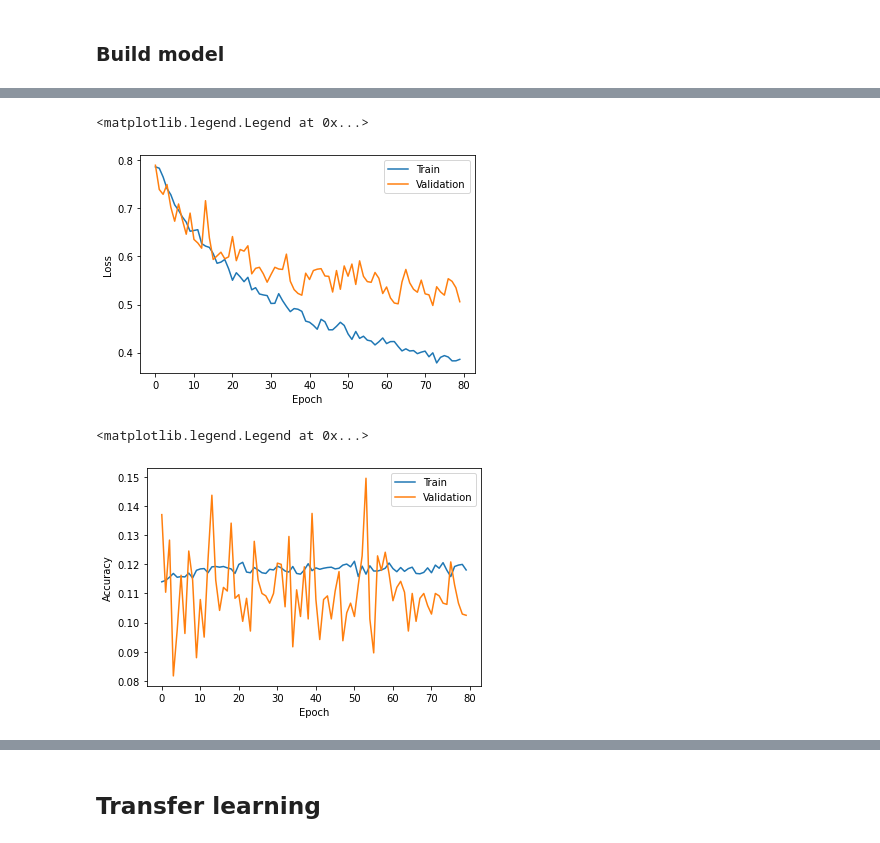
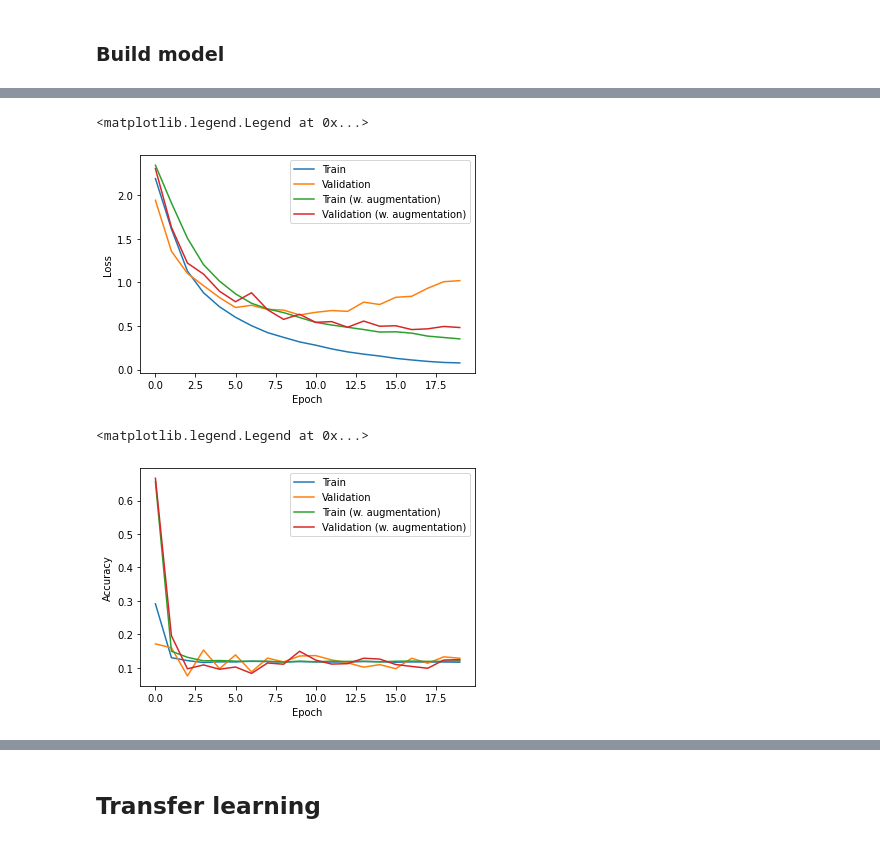
Before and after one commit to steffenrask/AML, a Jupyter notebook: Q2 - CNN.ipynb, the cells around one changed output, grey strips where cells are left out. Drawn from its saved outputs; the diff is of its cells as text; code cells hidden in the pictures.

```diff
--- a/Q2 - CNN.ipynb
+++ b/Q2 - CNN.ipynb
@@ -925,20 +913,16 @@ _________________________________________________________________
 INFO:tensorflow:Assets written to: modelY/assets
 # %%
 # Fit the model
-
-early_stop = EarlyStopping(monitor = 'val_accuracy', mode = 'max', patience=5, restore_best_weights=True)
 
 STEP_SIZE_TRAIN=train_generator_Y.n//train_generator_Y.batch_size
 STEP_SIZE_VALID=valid_generator_Y.n//valid_generator_Y.batch_size
 STEP_SIZE_TEST=test_generator_Y.n//test_generator_Y.batch_size
 
-historyY = modelY.fit(train_generator_Y,
+historyY_opt = modelY.fit(train_generator_Y,
                     steps_per_epoch=STEP_SIZE_TRAIN,
                     validation_data=valid_generator_Y,
                     validation_steps=STEP_SIZE_VALID,
-                    epochs=20,
-                    callbacks=[early_stop]
+                    epochs=20
 )
-len(historyY.history['loss'])
 # %% [output]
 Epoch 1/20
@@ -956,18 +945,28 @@ Epoch 6/20
 # %%
+# Comparing loss: w/w.o. data augmentation
+
+# Nothing
 plt.plot(historyY.history['loss'], label='Train')
 plt.plot(historyY.history['val_loss'], label = 'Validation')
+# with DA
+plt.plot(historyY_da.history['loss'], label = 'Train (w. augmentation)')
+plt.plot(historyY_da.history['val_loss'], label = 'Validation (w. augmentation)')
 plt.xlabel('Epoch')
 plt.ylabel('Loss')
 plt.legend()
 # %% [output]
 <matplotlib.legend.Legend at 0x...>
-[figure, old version]
+[figure, new version]
 # %%
+# Comparing accuracy:
+
 plt.plot(historyY.history['accuracy'], label='Train')
 plt.plot(historyY.history['val_accuracy'], label = 'Validation')
+plt.plot(historyY_da.history['accuracy'], label='Train (w. augmentation)')
+plt.plot(historyY_da.history['val_accuracy'], label = 'Validation (w. augmentation)')
 plt.xlabel('Epoch')
 plt.ylabel('Accuracy')
 plt.legend()
 # %% [output]
 <matplotlib.legend.Legend at 0x...>
-[figure, old version]
+[figure, new version]
```
Also changed, not shown: parts of 93 cells of this notebook.
